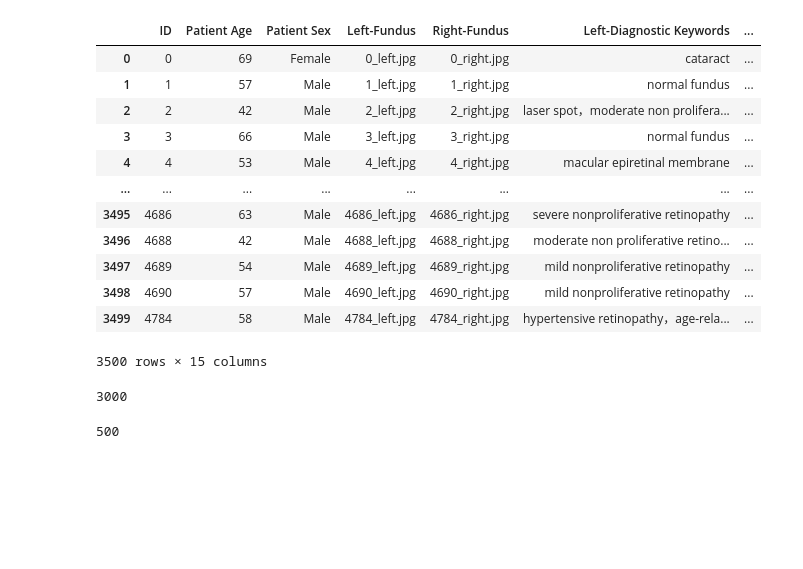
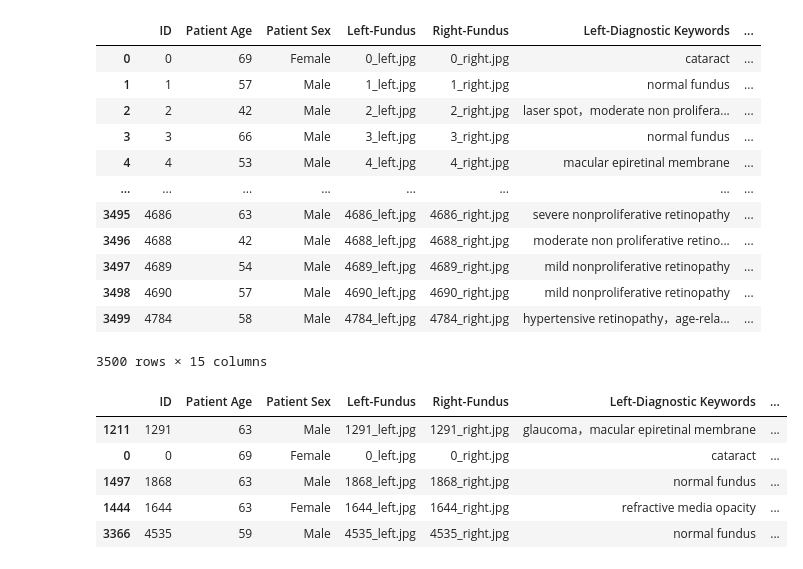
Before and after one commit to florencecornelissen/ODIR_challenge, a Jupyter notebook: split_training_validation.ipynb, the cells around one changed output. Cells and saved outputs as stored; diff of their text form; code cells hidden in the pictures; blank space fills up the shorter version.

```diff
--- a/split_training_validation.ipynb
+++ b/split_training_validation.ipynb
@@ -60,8 +82,9 @@ dfvalidation = pd.read_csv(test_path)
-# %%
-len(dftraining.index)
-# %% [output]
-3000
-# %%
-len(dfvalidation.index)
-# %% [output]
-500
+# %%
+train.head()
+# %% [output]
+|  | ID | Patient Age | Patient Sex | Left-Fundus | Right-Fundus | Left-Diagnostic Keywords | ... |
+| 1211 | 1291 | 63 | Male | 1291_left.jpg | 1291_right.jpg | glaucoma，macular epiretinal membrane | ... |
+| 0 | 0 | 69 | Female | 0_left.jpg | 0_right.jpg | cataract | ... |
+| 1497 | 1868 | 63 | Male | 1868_left.jpg | 1868_right.jpg | normal fundus | ... |
+| 1444 | 1644 | 63 | Female | 1644_left.jpg | 1644_right.jpg | refractive media opacity | ... |
+| 3366 | 4535 | 59 | Male | 4535_left.jpg | 4535_right.jpg | normal fundus | ... |
```
Also changed, not shown: parts of 33 cells of this notebook, 2 other files.
